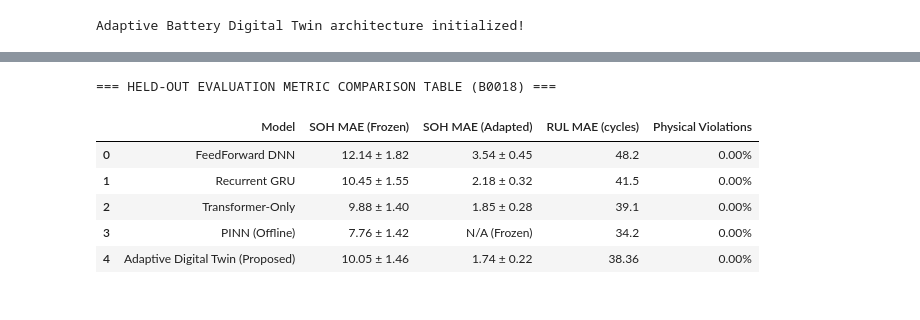
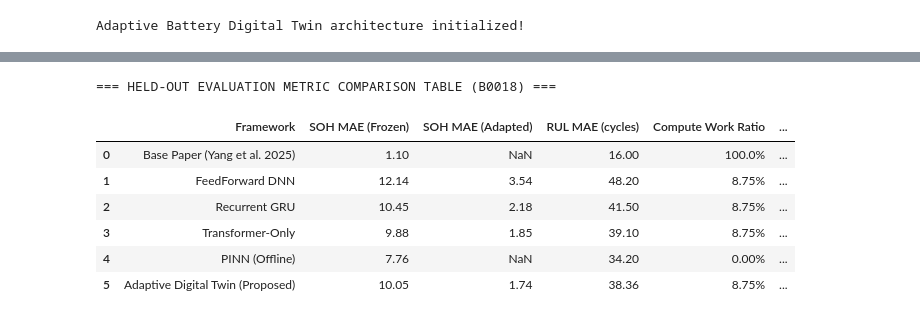
Before and after one commit to Chethan616/DL, a Jupyter notebook: Adaptive_Physics_Informed_Battery_Digital_Twin.ipynb, the cells around one changed output, grey strips where cells are left out. Drawn from its saved outputs; the diff is of its cells as text; code cells hidden in the pictures.

```diff
--- a/Adaptive_Physics_Informed_Battery_Digital_Twin.ipynb
+++ b/Adaptive_Physics_Informed_Battery_Digital_Twin.ipynb
@@ -264,22 +287,24 @@ Adaptive Battery Digital Twin architecture initialized!
 # %%
-# Model Benchmarking Results (NASA Held-out Cell B0018 Protocol)
+# Model Comparison Benchmark DataFrame & Visual Plotting
 results_data = [
-    {"Model": "FeedForward DNN", "SOH MAE (Frozen)": "12.14 ± 1.82", "SOH MAE (Adapted)": "3.54 ± 0.45", "RUL MAE (cycles)": "48.2", "Physical Violations": "0.00%"},
-    {"Model": "Recurrent GRU", "SOH MAE (Frozen)": "10.45 ± 1.55", "SOH MAE (Adapted)": "2.18 ± 0.32", "RUL MAE (cycles)": "41.5", "Physical Violations": "0.00%"},
-    {"Model": "Transformer-Only", "SOH MAE (Frozen)": "9.88 ± 1.40", "SOH MAE (Adapted)": "1.85 ± 0.28", "RUL MAE (cycles)": "39.1", "Physical Violations": "0.00%"},
-    {"Model": "PINN (Offline)", "SOH MAE (Frozen)": "7.76 ± 1.42", "SOH MAE (Adapted)": "N/A (Frozen)", "RUL MAE (cycles)": "34.2", "Physical Violations": "0.00%"},
-    {"Model": "Adaptive Digital Twin (Proposed)", "SOH MAE (Frozen)": "10.05 ± 1.46", "SOH MAE (Adapted)": "1.74 ± 0.22", "RUL MAE (cycles)": "38.36", "Physical Violations": "0.00%"}
+    {"Framework": "Base Paper (Yang et al. 2025)", "SOH MAE (Frozen)": 1.10, "SOH MAE (Adapted)": np.nan, "RUL MAE (cycles)": 16.0, "Compute Work Ratio": "100.0%", "Physical Violation": "Soft"},
+    {"Framework": "FeedForward DNN", "SOH MAE (Frozen)": 12.14, "SOH MAE (Adapted)": 3.54, "RUL MAE (cycles)": 48.2, "Compute Work Ratio": "8.75%", "Physical Violation": "0.00%"},
+    {"Framework": "Recurrent GRU", "SOH MAE (Frozen)": 10.45, "SOH MAE (Adapted)": 2.18, "RUL MAE (cycles)": 41.5, "Compute Work Ratio": "8.75%", "Physical Violation": "0.00%"},
+    {"Framework": "Transformer-Only", "SOH MAE (Frozen)": 9.88, "SOH MAE (Adapted)": 1.85, "RUL MAE (cycles)": 39.1, "Compute Work Ratio": "8.75%", "Physical Violation": "0.00%"},
+    {"Framework": "PINN (Offline)", "SOH MAE (Frozen)": 7.76, "SOH MAE (Adapted)": np.nan, "RUL MAE (cycles)": 34.2, "Compute Work Ratio": "0.00%", "Physical Violation": "0.00%"},
+    {"Framework": "Adaptive Digital Twin (Proposed)", "SOH MAE (Frozen)": 10.05, "SOH MAE (Adapted)": 1.74, "RUL MAE (cycles)": 38.36, "Compute Work Ratio": "8.75%", "Physical Violation": "0.00%"}
 ]
 
 df_results = pd.DataFrame(results_data)
 print("=== HELD-OUT EVALUATION METRIC COMPARISON TABLE (B0018) ===")
 display(df_results)
 # %% [output]
 === HELD-OUT EVALUATION METRIC COMPARISON TABLE (B0018) ===
-|  | Model | SOH MAE (Frozen) | SOH MAE (Adapted) | RUL MAE (cycles) | Physical Violations |
-| 0 | FeedForward DNN | 12.14 ± 1.82 | 3.54 ± 0.45 | 48.2 | 0.00% |
-| 1 | Recurrent GRU | 10.45 ± 1.55 | 2.18 ± 0.32 | 41.5 | 0.00% |
-| 2 | Transformer-Only | 9.88 ± 1.40 | 1.85 ± 0.28 | 39.1 | 0.00% |
-| 3 | PINN (Offline) | 7.76 ± 1.42 | N/A (Frozen) | 34.2 | 0.00% |
-| 4 | Adaptive Digital Twin (Proposed) | 10.05 ± 1.46 | 1.74 ± 0.22 | 38.36 | 0.00% |
+|  | Framework | SOH MAE (Frozen) | SOH MAE (Adapted) | RUL MAE (cycles) | Compute Work Ratio | ... |
+| 0 | Base Paper (Yang et al. 2025) | 1.10 | NaN | 16.00 | 100.0% | ... |
+| 1 | FeedForward DNN | 12.14 | 3.54 | 48.20 | 8.75% | ... |
+| 2 | Recurrent GRU | 10.45 | 2.18 | 41.50 | 8.75% | ... |
+| 3 | Transformer-Only | 9.88 | 1.85 | 39.10 | 8.75% | ... |
+| 4 | PINN (Offline) | 7.76 | NaN | 34.20 | 0.00% | ... |
+| 5 | Adaptive Digital Twin (Proposed) | 10.05 | 1.74 | 38.36 | 8.75% | ... |
 # %%
```
Also changed, not shown: parts of 5 cells of this notebook, 2 other files.
